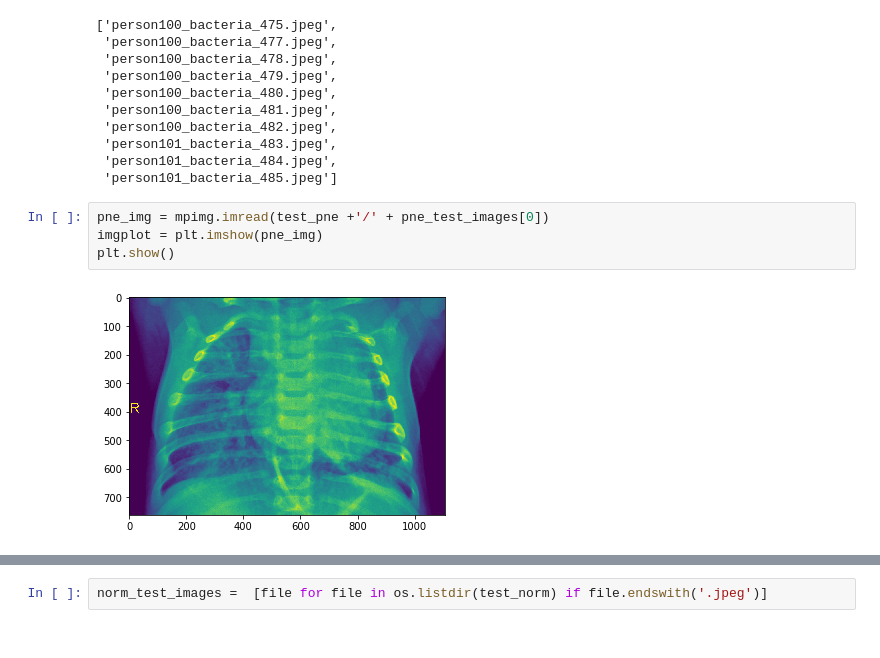
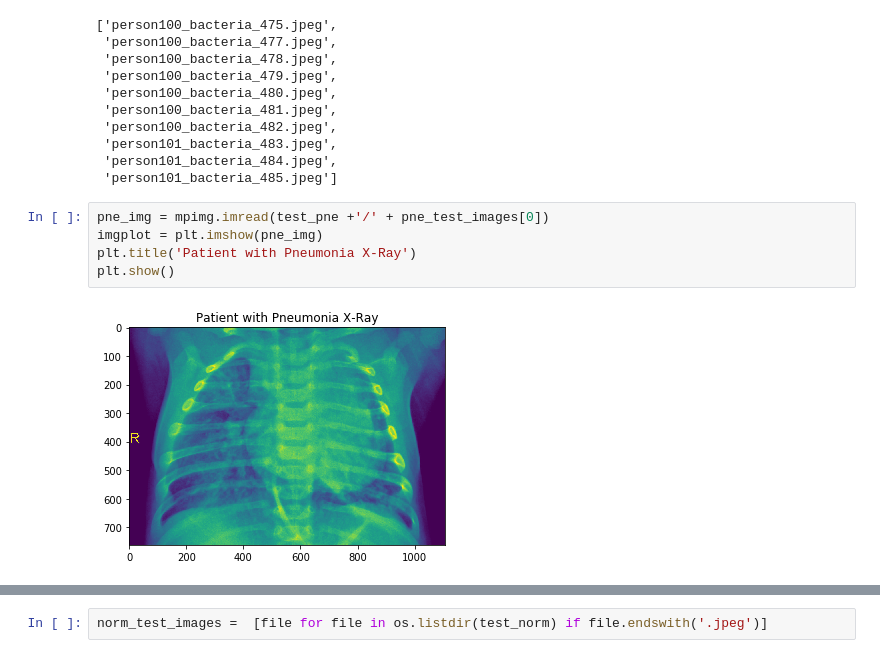
Before and after one commit to msf894/diagnosing-pneumonia-neural-networks, a Jupyter notebook: Project Notebook.ipynb, the cells around one changed output, grey strips where cells are left out. Drawn from its saved outputs; the diff is of its cells as text.

```diff
--- a/Project Notebook.ipynb
+++ b/Project Notebook.ipynb
@@ -78,6 +91,7 @@ pne_test_images[0:10]
 # %%
 pne_img = mpimg.imread(test_pne +'/' + pne_test_images[0])
 imgplot = plt.imshow(pne_img)
+plt.title('Patient with Pneumonia X-Ray')
 plt.show()
 # %% [output]
-[figure, old version]
+[figure, new version]
```
Also changed, not shown: parts of 44 cells of this notebook, 14 other files.
